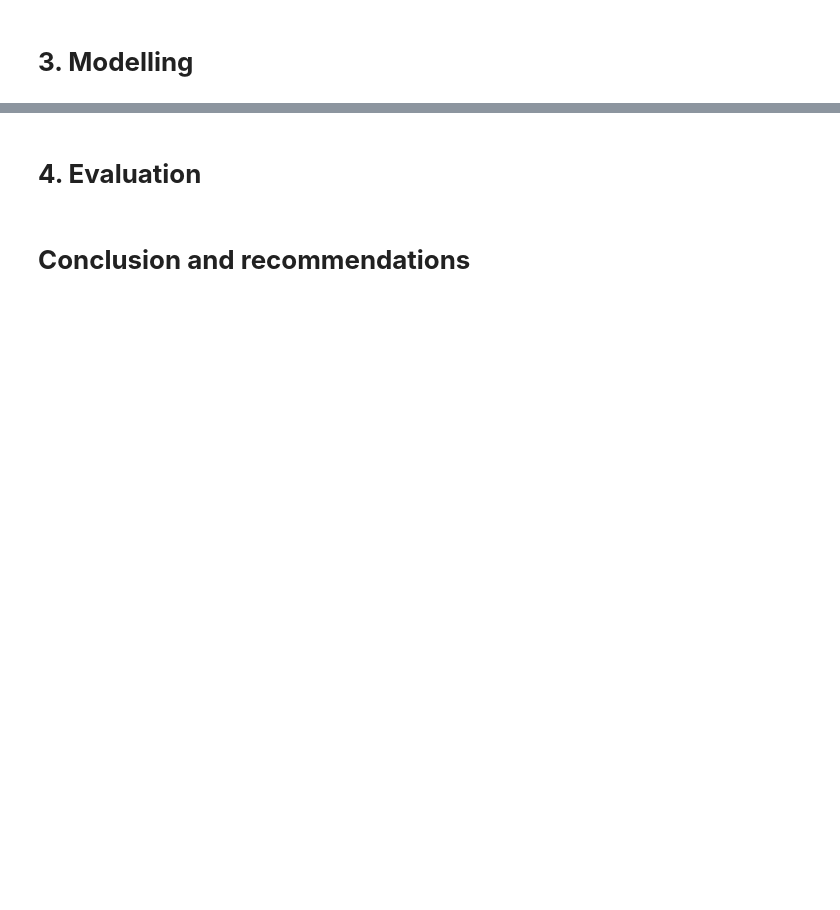
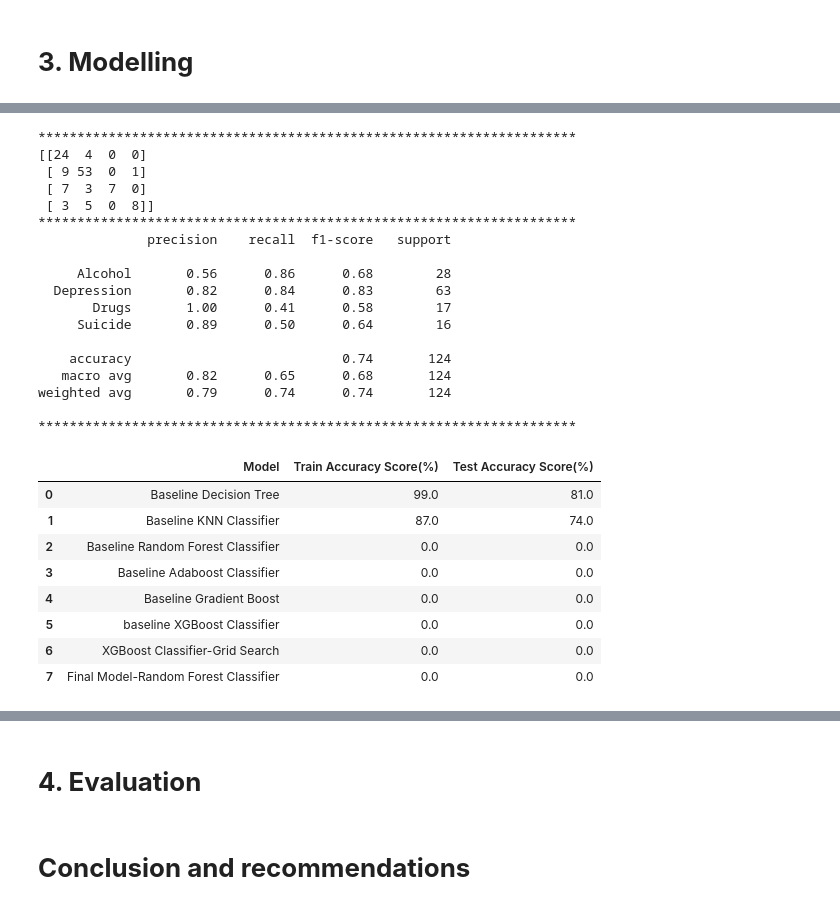
Before and after one commit to AliceWamuyu/Mental-Health-Prediction, a Jupyter notebook: index.ipynb, the cells around one changed output, grey strips where cells are left out. Drawn from its saved outputs; the diff is of its cells as text; code cells hidden in the pictures; blank space fills up the shorter version.

```diff
--- a/index.ipynb
+++ b/index.ipynb
@@ -269,0 +317,3 @@ SyntaxError: invalid syntax (<ipython-input-21-dcf41ffd04d6>, line 2)
+# %%
+train_label = train_df['label']
+train_label
@@ -269,0 +349,2 @@ SyntaxError: invalid syntax (<ipython-input-21-dcf41ffd04d6>, line 2)
+# %%
+X_train, X_test, y_train, y_test = train_test_split(cv_df, train_label, test_size=0.2, random_state=42)
@@ -271,0 +401,47 @@ SyntaxError: invalid syntax (<ipython-input-21-dcf41ffd04d6>, line 2)
+# %%
+baseline_knn = KNeighborsClassifier()
+
+baseline_knn.fit(X_train, y_train)
+
+y_test_pred = baseline_knn.predict(X_test)
+y_train_pred = baseline_knn.predict(X_train)
+
+print('*********************************************************************')
+print(confusion_matrix(y_test, y_test_pred))
+
+print('*********************************************************************')
+print(classification_report(y_test, y_test_pred))
+
+print('*********************************************************************')
+model_results('Baseline KNN Classifier',y_train, y_train_pred, y_test, y_test_pred)
+
+# Observation
+ # KNN performs worse than decision tree
+# %% [output]
+*********************************************************************
+[[24  4  0  0]
+ [ 9 53  0  1]
+ [ 7  3  7  0]
+ [ 3  5  0  8]]
+*********************************************************************
+              precision    recall  f1-score   support
+
+     Alcohol       0.56      0.86      0.68        28
+  Depression       0.82      0.84      0.83        63
+       Drugs       1.00      0.41      0.58        17
+     Suicide       0.89      0.50      0.64        16
+
+    accuracy                           0.74       124
+   macro avg       0.82      0.65      0.68       124
+weighted avg       0.79      0.74      0.74       124
+
+*********************************************************************
+|  | Model | Train Accuracy Score(%) | Test Accuracy Score(%) |
+| 0 | Baseline Decision Tree | 99.0 | 81.0 |
+| 1 | Baseline KNN Classifier | 87.0 | 74.0 |
+| 2 | Baseline Random Forest Classifier | 0.0 | 0.0 |
+| 3 | Baseline Adaboost Classifier | 0.0 | 0.0 |
+| 4 | Baseline Gradient Boost | 0.0 | 0.0 |
+| 5 | baseline XGBoost Classifier | 0.0 | 0.0 |
+| 6 | XGBoost Classifier-Grid Search | 0.0 | 0.0 |
+| 7 | Final Model-Random Forest Classifier | 0.0 | 0.0 |
```
Also changed, not shown: parts of 17 cells of this notebook.
